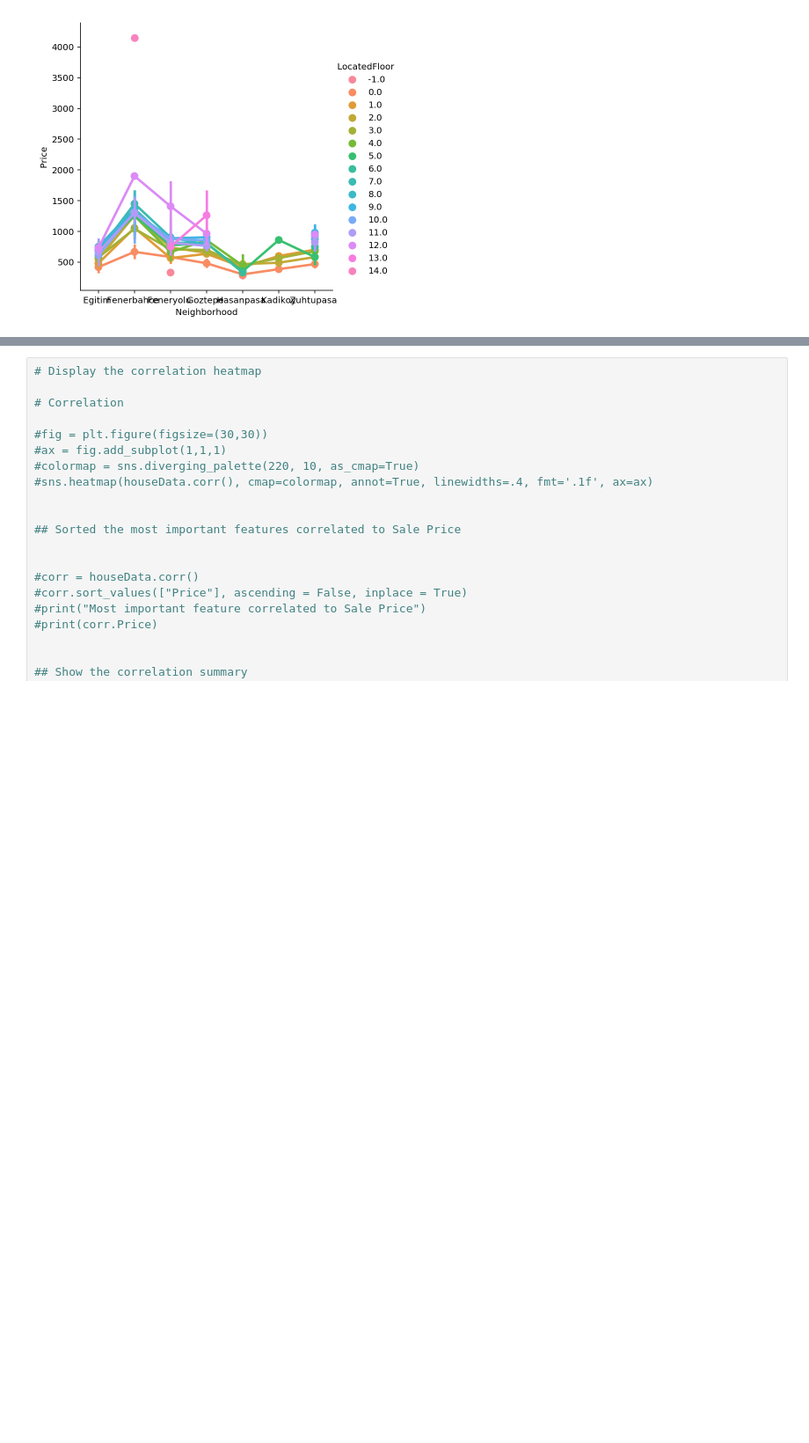
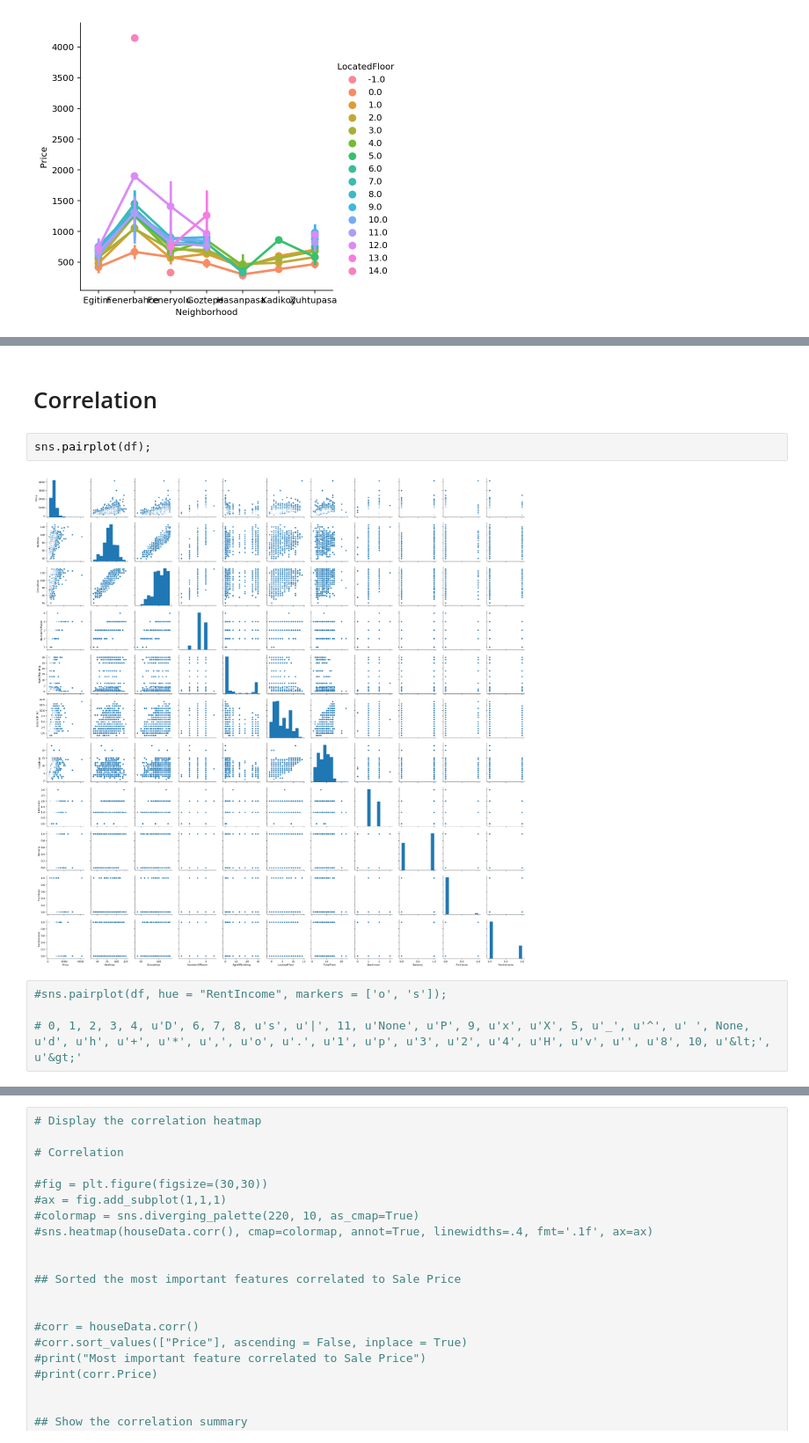
Before and after one commit to alpyts/AHV, a Jupyter notebook: Kadikoy Housing Price/Kadikoy_Konut_Fiyat.ipynb, the cells around one changed output, grey strips where cells are left out. Shown at 88% size. Saved outputs shown, nothing was run; the diff lists cells and outputs as text; blank space fills up the shorter version.

```diff
--- a/Kadikoy Housing Price/Kadikoy_Konut_Fiyat.ipynb
+++ b/Kadikoy Housing Price/Kadikoy_Konut_Fiyat.ipynb
@@ -311,0 +324,10 @@ sns.catplot(x = 'Neighborhood', y = 'Price', hue = 'LocatedFloor', kind = 'point
+# %% [markdown]
+# Correlation
+# %%
+sns.pairplot(df);
+# %% [output]
+[figure, added]
+# %%
+#sns.pairplot(df, hue = "RentIncome", markers = ['o', 's']);
+
+# 0, 1, 2, 3, 4, u'D', 6, 7, 8, u's', u'|', 11, u'None', u'P', 9, u'x', u'X', 5, u'_', u'^', u' ', None, u'd', u'h', u'+', u'*', u',', u'o', u'.', u'1', u'p', u'3', u'2', u'4', u'H', u'v', u'', u'8', 10, u'&lt;', u'&gt;'
```
Also changed, not shown: parts of 7 cells of this notebook.
